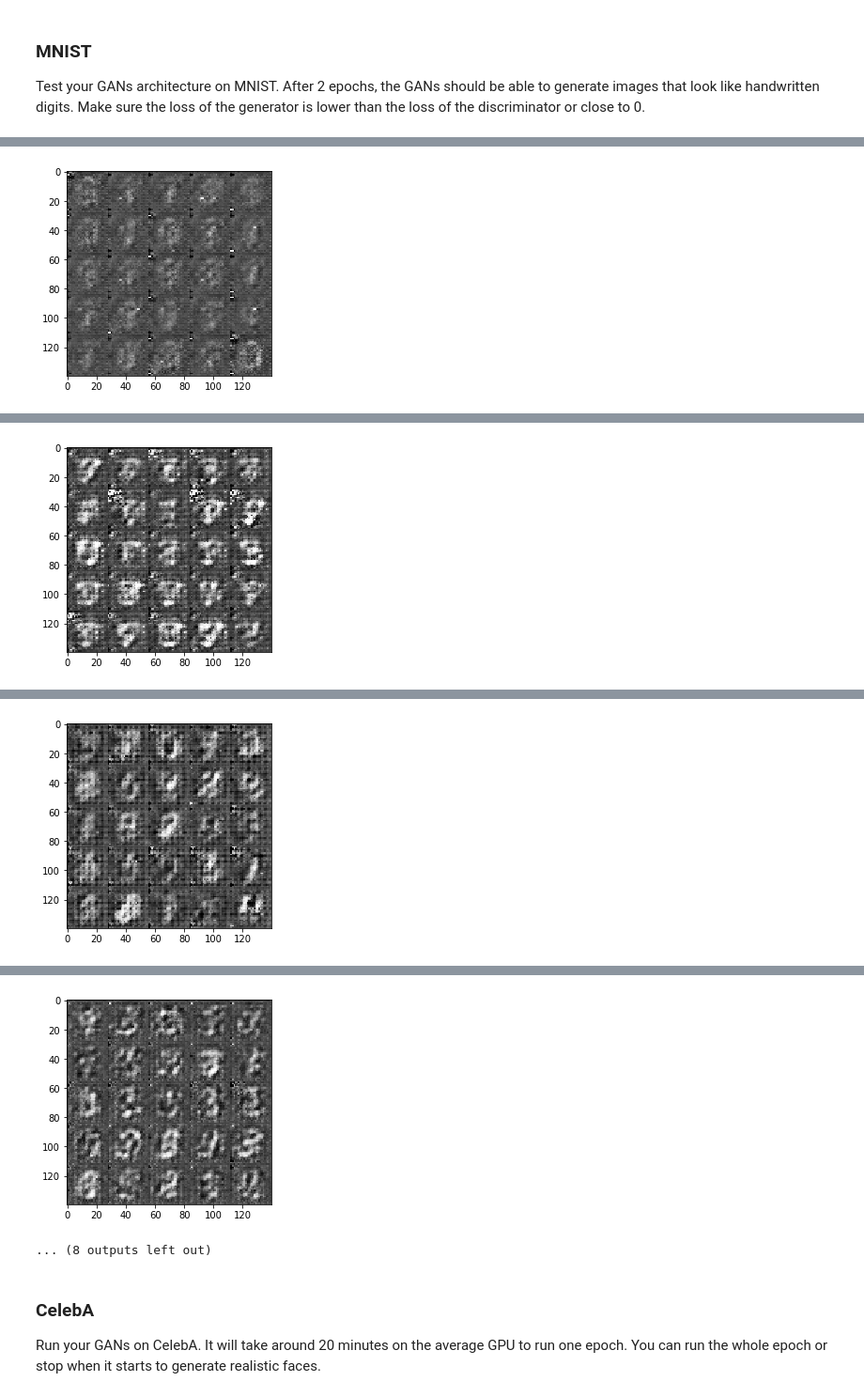
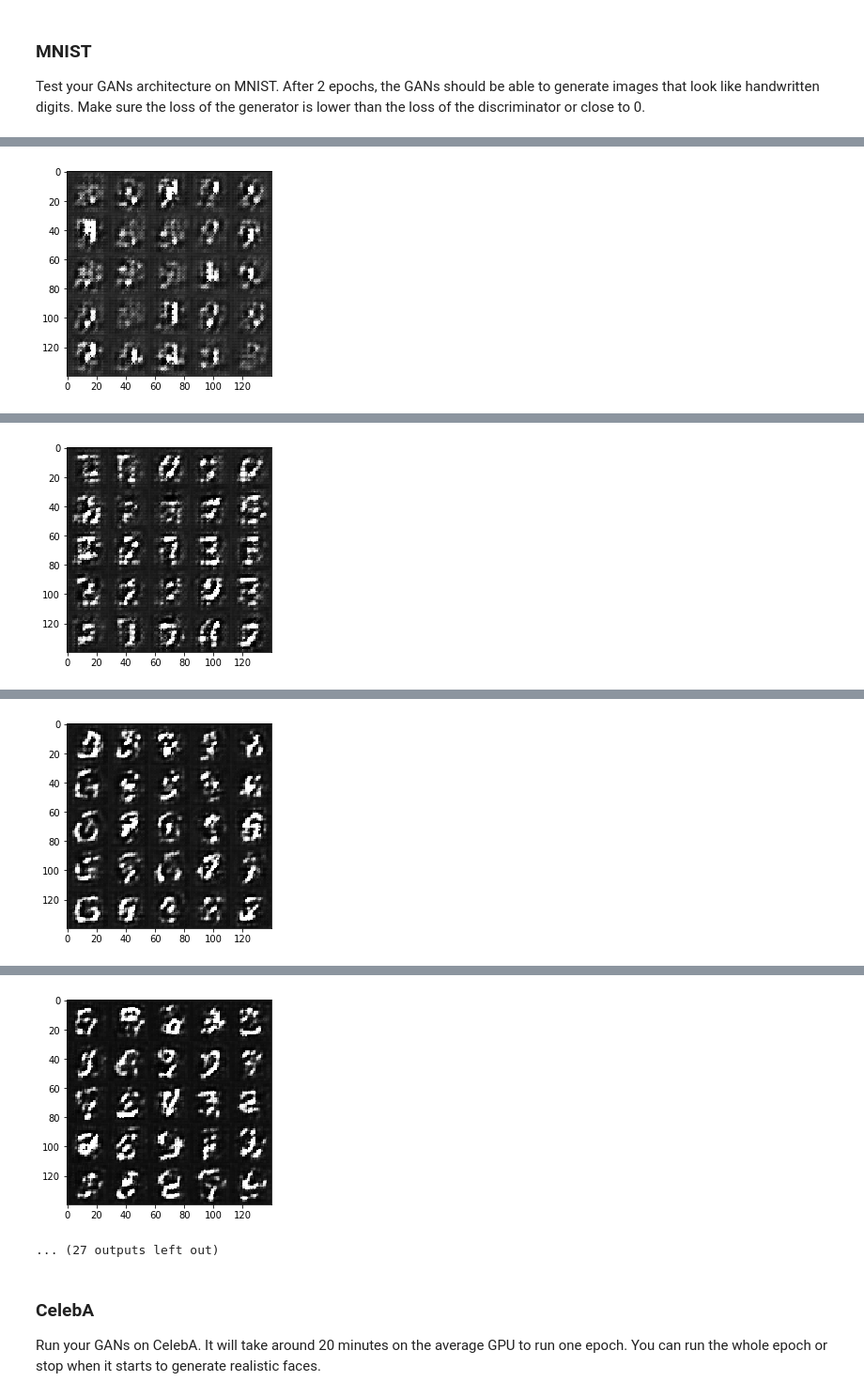
Before and after one commit to Cyberfreakier/udacity_face_generation, a Jupyter notebook: dlnd_face_generation.ipynb, the cells around one changed output, grey strips where cells are left out. Shown at 94% size. Cells and saved outputs as stored; diff of their text form; code cells hidden in the pictures.

```diff
--- a/dlnd_face_generation.ipynb
+++ b/dlnd_face_generation.ipynb
@@ -145,26 +145,27 @@ def discriminator(images, reuse=False, alpha=0.2):
     with tf.variable_scope('discriminator', reuse=reuse):
 
         #input 28x28x3
-        l1 = tf.layers.conv2d(images, 64, 5, strides=2, padding='same',kernel_initializer=tf.random_normal_initializer(stddev=0.02))
+        l1 = tf.layers.conv2d(images, 128, 5, strides=2, padding='same',kernel_initializer=tf.random_normal_initializer(stddev=0.005))
         #dont use  batch normalization in first layer
         l1 = tf.maximum(alpha * l1, l1)
         # 14x14x64
-        l2 = tf.layers.conv2d(l1, 128, 5, strides=2, padding='same',kernel_initializer=tf.random_normal_initializer(stddev=0.02))
+        l2 = tf.layers.conv2d(l1, 256, 5, strides=2, padding='same',kernel_initializer=tf.random_normal_initializer(stddev=0.005))
         l2 = tf.layers.batch_normalization(l2, training=True)
         l2 = tf.maximum(alpha * l2, l2)
         #7x7x128
-        l3 = tf.layers.conv2d(l2, 256, 5, strides=2, padding='same',kernel_initializer=tf.random_normal_initializer(stddev=0.02))
-        l3 = tf.layers.batch_normalization(l3, training=True)
-        l3 = tf.maximum(alpha * l3, l3)
+        #l3 = tf.layers.conv2d(l2, 256, 5, strides=2, padding='same',kernel_initializer=tf.random_normal_initializer(stddev=0.02))
+        #l3 = tf.layers.batch_normalization(l3, training=True)
+        #l3 = tf.maximum(alpha * l3, l3)
         #4x4x256
-        l4 = tf.layers.conv2d(l3, 512, 5, strides=2, padding='same',kernel_initializer=tf.random_normal_initializer(stddev=0.02))
-        l4 = tf.layers.batch_normalization(l4, training=True)
-        l4 = tf.maximum(alpha * l4, l4)
+        #l4 = tf.layers.conv2d(l3, 512, 5, strides=2, padding='same',kernel_initializer=tf.random_normal_initializer(stddev=0.02))
+        #l4 = tf.layers.batch_normalization(l4, training=True)
+        #l4 = tf.maximum(alpha * l4, l4)
         #2x2x512
 
         # Flatten it
-        l5 = tf.reshape(l4, (-1, 2*2*512))
-        logits = tf.layers.dense(l5, 1,kernel_initializer=tf.random_normal_initializer(stddev=0.2))
+        l5 = tf.reshape(l2, (-1, 7*7*256))
+        logits = tf.layers.dense(l5, 1,kernel_initializer=tf.random_normal_initializer(stddev=0.005))
+        #logits = tf.layers.dense(l5, 1)
         out = tf.sigmoid(logits)
 
     return out, logits
@@ -190,19 +191,19 @@ def generator(z, out_channel_dim, is_train=True,alpha=0.2):
     """
     with tf.variable_scope('generator', reuse=not is_train):
 
-        f1 = tf.layers.dense(z, 7*7*265,kernel_initializer=tf.random_normal_initializer(stddev=0.02))
+        f1 = tf.layers.dense(z, 7*7*265,kernel_initializer=tf.random_normal_initializer(stddev=0.005))
 
         l1 = tf.reshape(f1, (-1, 7, 7, 265))
         l1 = tf.layers.batch_normalization(l1, training=is_train)
         l1 = tf.maximum(alpha * l1, l1)
         # 7x7x512
 
-        l2 = tf.layers.conv2d_transpose(l1, 128, 5, strides=2, padding='same',kernel_initializer=tf.random_normal_initializer(stddev=0.02))
+        l2 = tf.layers.conv2d_transpose(l1, 128, 5, strides=2, padding='same',kernel_initializer=tf.random_normal_initializer(stddev=0.005))
         l2 = tf.layers.batch_normalization(l2, training=is_train)
         l2 = tf.maximum(alpha * l2, l2)
         # 14x14x128
 
-        l3 = tf.layers.conv2d_transpose(l2, out_channel_dim, 5, strides=2, padding='same',kernel_initializer=tf.random_normal_initializer(stddev=0.02))
+        l3 = tf.layers.conv2d_transpose(l2, out_channel_dim, 5, strides=2, padding='same',kernel_initializer=tf.random_normal_initializer(stddev=0.005))
         l3 = tf.layers.batch_normalization(l3, training=is_train)
         out = tf.tanh(l3)
         # 28x28x3 now
@@ -278,6 +279,7 @@ def model_opt(d_loss, g_loss, learning_rate, beta1):
     g_updates = [opt for opt in  tf.get_collection(tf.GraphKeys.UPDATE_OPS) if opt.name.startswith('generator')]
     with tf.control_dependencies(g_updates):
         g_train_opt = tf.train.AdamOptimizer(learning_rate, beta1=beta1).minimize(g_loss, var_list=g_vars)
+        g_train_opt = tf.train.AdamOptimizer(learning_rate, beta1=beta1).minimize(g_loss, var_list=g_vars)
 
     return d_train_opt, g_train_opt
 
@@ -348,20 +350,20 @@ def train(epoch_count, batch_size, z_dim, learning_rate, beta1, get_batches, dat
 
     d_opt , g_opt = model_opt(d_loss, g_loss, lr, beta1)
 
-    steps = 0
     n_img =25
     with tf.Session() as sess:
         sess.run(tf.global_variables_initializer())
         for epoch_i in range(epoch_count):
+            steps = 0
             for batch_images in get_batches(batch_size):
                 steps += 1
                 batch_z = np.random.uniform(-1, 1, size=(batch_size, z_dim))
 
-                _ = sess.run(d_opt, feed_dict={real_input: batch_images, z_input: batch_z, lr:learning_rate})
+                _ = sess.run(d_opt, feed_dict={real_input: 2*batch_images, z_input: batch_z, lr:learning_rate})
                 _ = sess.run(g_opt, feed_dict={z_input: batch_z, lr:learning_rate})
 
                 if steps % 5== 0:
-                    train_loss_d = d_loss.eval({z_input: batch_z, real_input: batch_images})
+                    train_loss_d = d_loss.eval({z_input: batch_z, real_input: 2*batch_images})
                     train_loss_g = g_loss.eval({z_input: batch_z})
 
                     print("Epoch {}/{}...".format(epoch_i+1, epoch_count),
@@ -376,13 +378,14 @@ def train(epoch_count, batch_size, z_dim, learning_rate, beta1, get_batches, dat
               "Discriminator Loss: {:.4f}.".format(train_loss_d),
               "Generator Loss: {:.4f}".format(train_loss_g))
         show_generator_output(sess, n_img, z_input, data_shape[3], data_image_mode)
+    print('Cooldown')
 # %% [markdown]
 ### MNIST
 Test your GANs architecture on MNIST.  After 2 epochs, the GANs should be able to generate images that look like handwritten digits.  Make sure the loss of the generator is lower than the loss of the discriminator or close to 0.
 # %%
-batch_size = 128
-z_dim = 200#512
-learning_rate = 0.001
+batch_size = 64
+z_dim = 100#512
+learning_rate = 0.002
 beta1 = 0.5
 
 
@@ -461 +464 @@ Epoch 1/2... Step 300... Discriminator Loss: 0.0565... Generator Loss: 3.7784
-[figure, old version]
+[figure, new version]
@@ -482 +485 @@ Epoch 1/2... Step 400... Discriminator Loss: 0.0336... Generator Loss: 7.4656
-[figure, old version]
+[figure, new version]
@@ -503 +506 @@ Epoch 2/2... Step 500... Discriminator Loss: 0.3887... Generator Loss: 1.6014
-[figure, old version]
+[figure, new version]
@@ -524,5 +527,5 @@ Epoch 2/2... Step 600... Discriminator Loss: 0.3089... Generator Loss: 1.5426
-[figure, old version]
+[figure, new version]
-... (8 outputs left out)
+... (27 outputs left out)
 # %% [markdown]
 ### CelebA
 Run your GANs on CelebA.  It will take around 20 minutes on the average GPU to run one epoch.  You can run the whole epoch or stop when it starts to generate realistic faces.
```
Also changed, not shown: parts of 2 cells of this notebook, 1 other file.
